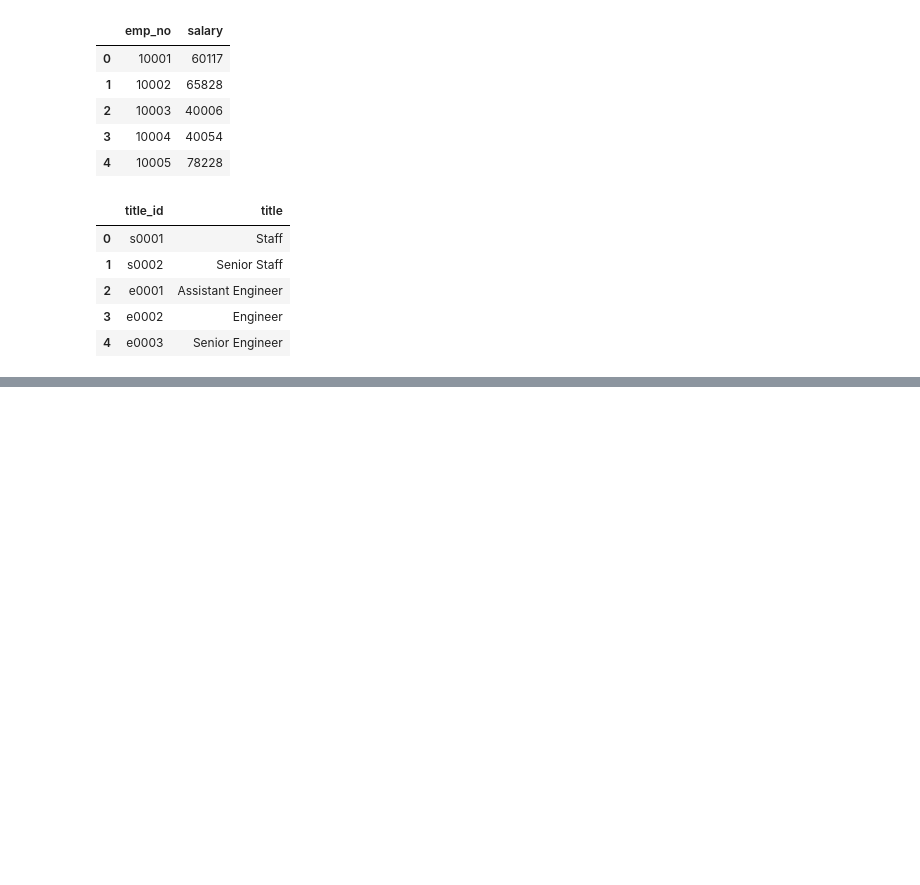
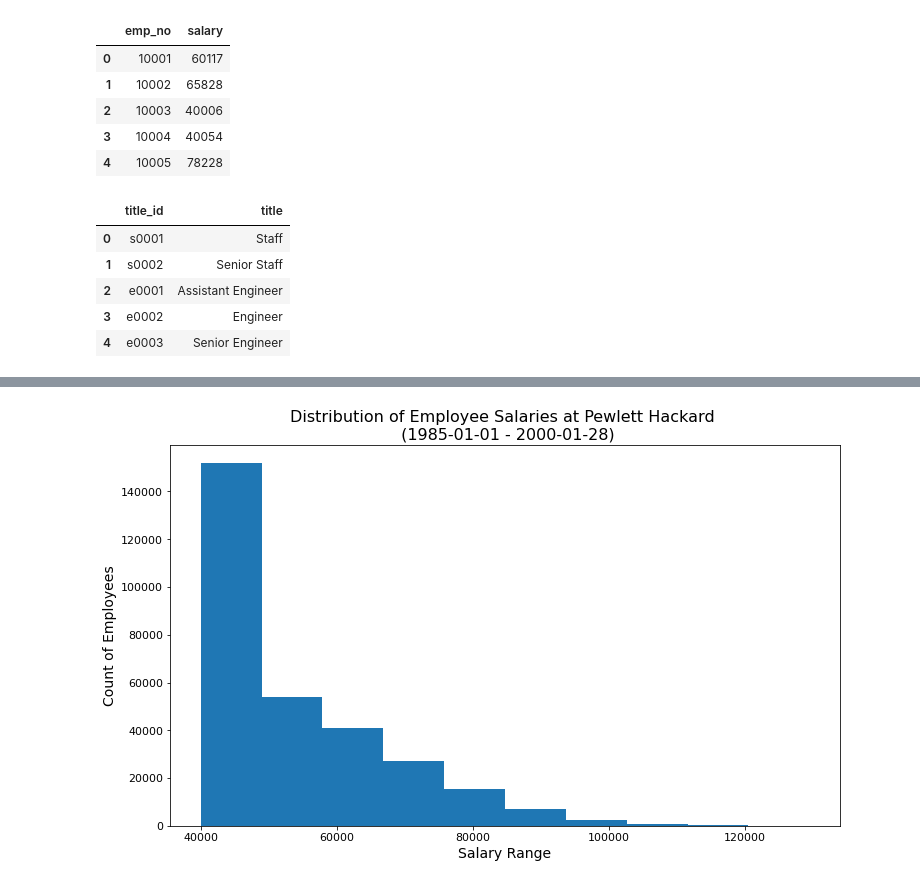
Before and after one commit to beaujeffrey03/sql-challenge, a Jupyter notebook: py_analysis.ipynb, the cells around one changed output, grey strips where cells are left out. Saved outputs shown, nothing was run; the diff lists cells and outputs as text; code cells hidden in the pictures; blank space fills up the shorter version.

```diff
--- a/py_analysis.ipynb
+++ b/py_analysis.ipynb
@@ -65,3 +68,11 @@ titles_df.head()
 | 2 | e0001 | Assistant Engineer |
 | 3 | e0002 | Engineer |
 | 4 | e0003 | Senior Engineer |
+# %%
+def round_down(n, decimals=0):
+    multiplier = 10 ** decimals
+    return math.floor(n * multiplier) / multiplier
+
+def round_up(n, decimals=0):
+    multiplier = 10 ** decimals
+    return math.ceil(n * multiplier) / multiplier
@@ -67,0 +129,15 @@ titles_df.head()
+# %%
+hire_date_min = employees_df['hire_date'].min()
+hire_date_max = employees_df['hire_date'].max()
+
+x = salaries_df['salary']
+
+plt.figure(figsize= (12,7))
+plt.hist(x, density=False, bins=10)
+plt.tick_params(axis='both', which='major', labelsize=11)
+plt.xlabel('Salary Range', size=14)
+plt.ylabel('Count of Employees', size=14)
+plt.title(f'Distribution of Employee Salaries at Pewlett Hackard \n ({hire_date_min} - {hire_date_max})', size=16)
+plt.show()
+# %% [output]
+[figure, added]
```
Also changed, not shown: parts of 5 cells of this notebook.
